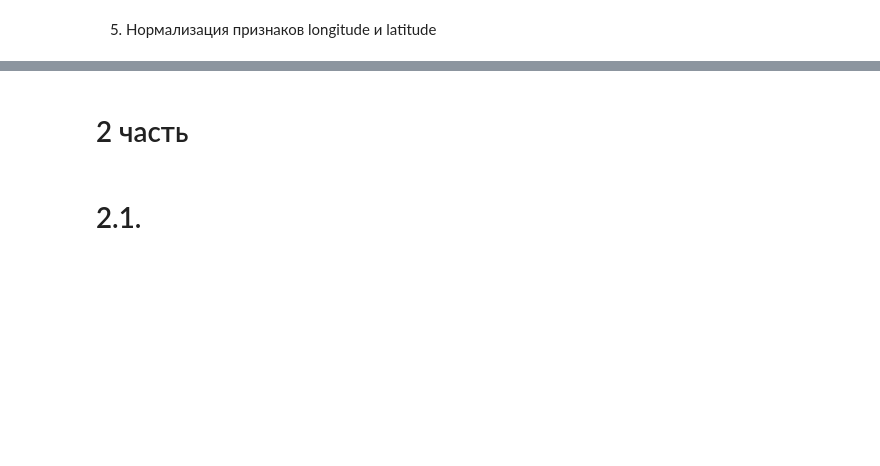
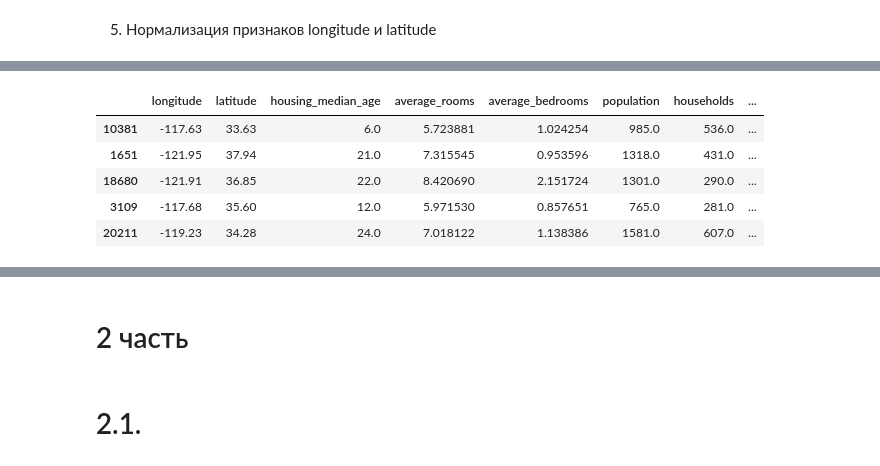
Before and after one commit to fenryux/ML_Labs, a Jupyter notebook: Lab2.ipynb, the cells around one changed output, grey strips where cells are left out. Saved outputs shown, nothing was run; the diff lists cells and outputs as text; code cells hidden in the pictures; blank space fills up the shorter version.

```diff
--- a/Lab2.ipynb
+++ b/Lab2.ipynb
@@ -98,3 +124,8 @@ train.loc[train_nan_bedrooms, 'average_bedrooms'] = clf.predict((train_nan_rooms
 print(train['average_bedrooms'].isnull().sum())
 # %% [output]
 0
+# %%
+test_nan_bedrooms = test['average_bedrooms'].isnull()
+test_nan_rooms = test.loc[test_nan_bedrooms, ['average_rooms']]
+test.loc[test_nan_bedrooms, 'average_bedrooms'] = clf.predict((test_nan_rooms))
+print(test['average_bedrooms'].isnull().sum())
@@ -105,3 +145,8 @@ train['longitude'] -= np.mean(train['longitude'])
 train['longitude'] /= np.std(train['longitude'])
 train['latitude'] -= np.mean(train['latitude'])
 train['latitude'] /= np.std(train['latitude'])
+# %%
+test['longitude'] -= np.mean(train['longitude'])
+test['longitude'] /= np.std(train['longitude'])
+test['latitude'] -= np.mean(train['latitude'])
+test['latitude'] /= np.std(train['latitude'])
@@ -116,0 +167,9 @@ train.head()
+# %%
+test.head()
+# %% [output]
+|  | longitude | latitude | housing_median_age | average_rooms | average_bedrooms | population | households | ... |
+| 10381 | -117.63 | 33.63 | 6.0 | 5.723881 | 1.024254 | 985.0 | 536.0 | ... |
+| 1651 | -121.95 | 37.94 | 21.0 | 7.315545 | 0.953596 | 1318.0 | 431.0 | ... |
+| 18680 | -121.91 | 36.85 | 22.0 | 8.420690 | 2.151724 | 1301.0 | 290.0 | ... |
+| 3109 | -117.68 | 35.60 | 12.0 | 5.971530 | 0.857651 | 765.0 | 281.0 | ... |
+| 20211 | -119.23 | 34.28 | 24.0 | 7.018122 | 1.138386 | 1581.0 | 607.0 | ... |
```
Also changed, not shown: parts of 24 cells of this notebook.
